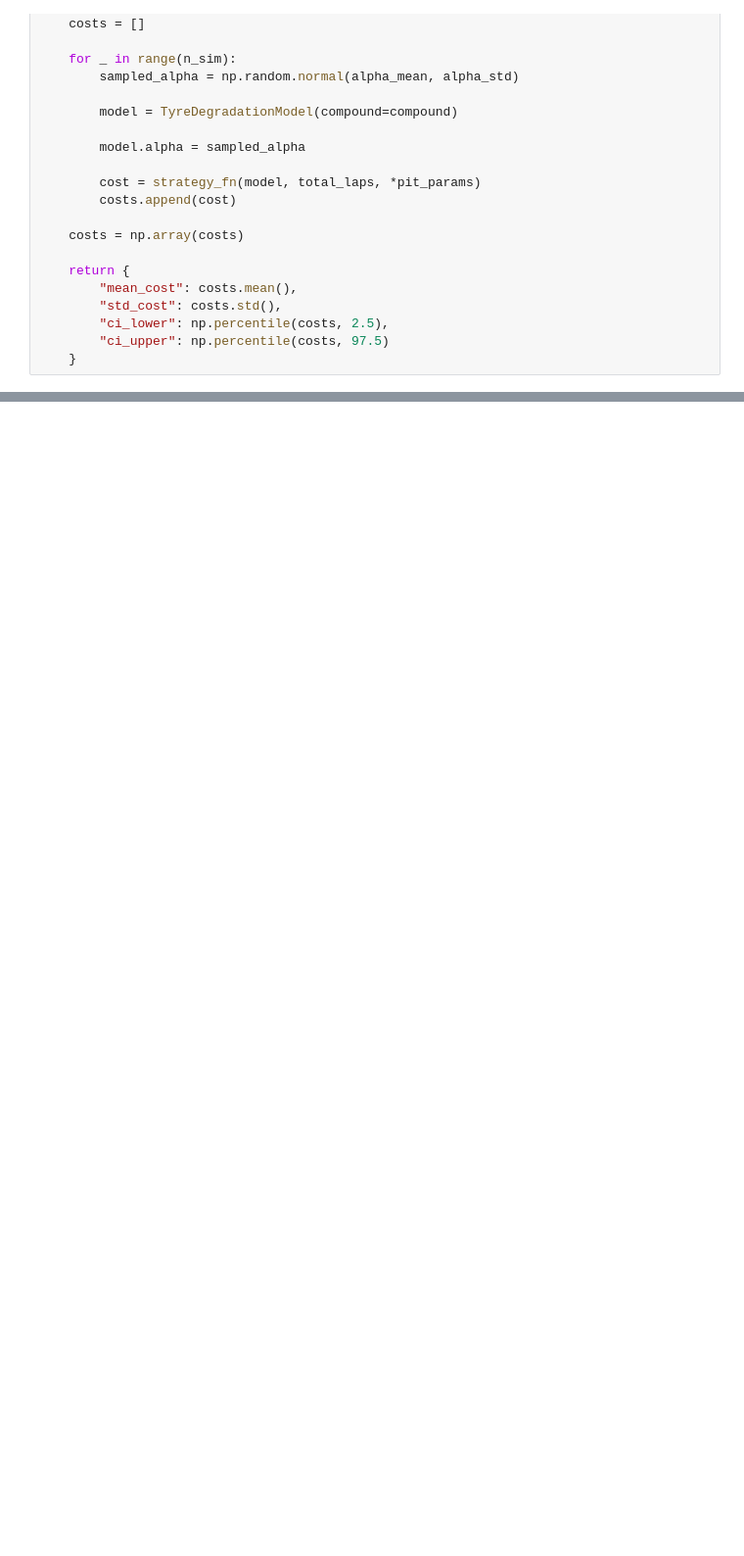
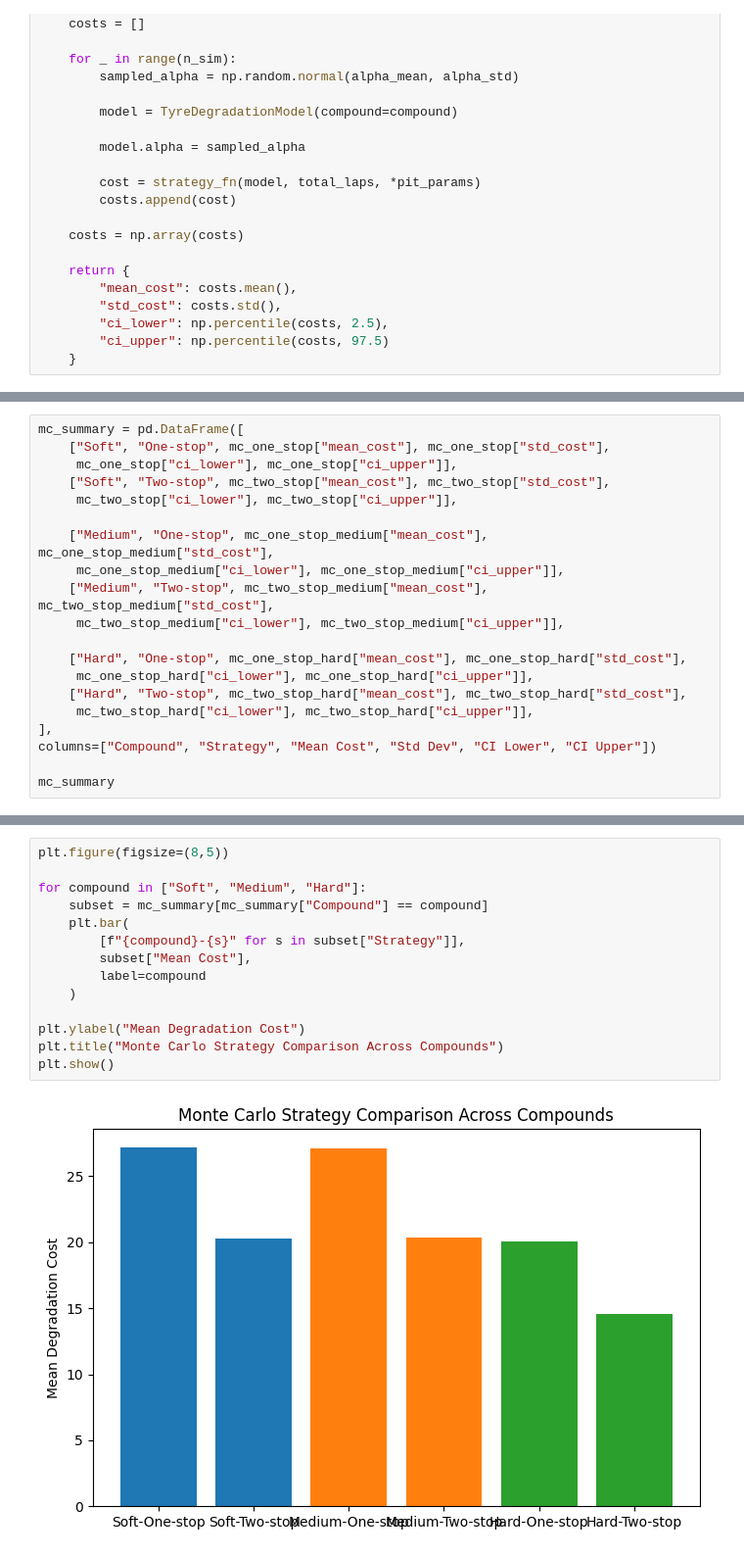
Before and after one commit to Sneha73685/f1-tyre-strategy-colab, a Jupyter notebook: tyre-degradation-simulation.ipynb, the cells around one changed output, grey strips where cells are left out. Shown at 98% size. Cells and saved outputs as stored; diff of their text form; blank space fills up the shorter version.

Commit message:
plots added

```diff
--- a/tyre-degradation-simulation.ipynb
+++ b/tyre-degradation-simulation.ipynb
@@ -235,0 +400,20 @@ mc_one_stop, mc_two_stop
+# %%
+mc_summary = pd.DataFrame([
+    ["Soft", "One-stop", mc_one_stop["mean_cost"], mc_one_stop["std_cost"],
+     mc_one_stop["ci_lower"], mc_one_stop["ci_upper"]],
+    ["Soft", "Two-stop", mc_two_stop["mean_cost"], mc_two_stop["std_cost"],
+     mc_two_stop["ci_lower"], mc_two_stop["ci_upper"]],
+
+    ["Medium", "One-stop", mc_one_stop_medium["mean_cost"], mc_one_stop_medium["std_cost"],
+     mc_one_stop_medium["ci_lower"], mc_one_stop_medium["ci_upper"]],
+    ["Medium", "Two-stop", mc_two_stop_medium["mean_cost"], mc_two_stop_medium["std_cost"],
+     mc_two_stop_medium["ci_lower"], mc_two_stop_medium["ci_upper"]],
+
+    ["Hard", "One-stop", mc_one_stop_hard["mean_cost"], mc_one_stop_hard["std_cost"],
+     mc_one_stop_hard["ci_lower"], mc_one_stop_hard["ci_upper"]],
+    ["Hard", "Two-stop", mc_two_stop_hard["mean_cost"], mc_two_stop_hard["std_cost"],
+     mc_two_stop_hard["ci_lower"], mc_two_stop_hard["ci_upper"]],
+],
+columns=["Compound", "Strategy", "Mean Cost", "Std Dev", "CI Lower", "CI Upper"])
+
+mc_summary
@@ -235,0 +428,16 @@ mc_one_stop, mc_two_stop
+# %%
+plt.figure(figsize=(8,5))
+
+for compound in ["Soft", "Medium", "Hard"]:
+    subset = mc_summary[mc_summary["Compound"] == compound]
+    plt.bar(
+        [f"{compound}-{s}" for s in subset["Strategy"]],
+        subset["Mean Cost"],
+        label=compound
+    )
+
+plt.ylabel("Mean Degradation Cost")
+plt.title("Monte Carlo Strategy Comparison Across Compounds")
+plt.show()
+# %% [output]
+[figure, added]
```
Also changed, not shown: parts of 21 cells of this notebook, 4 other files.
